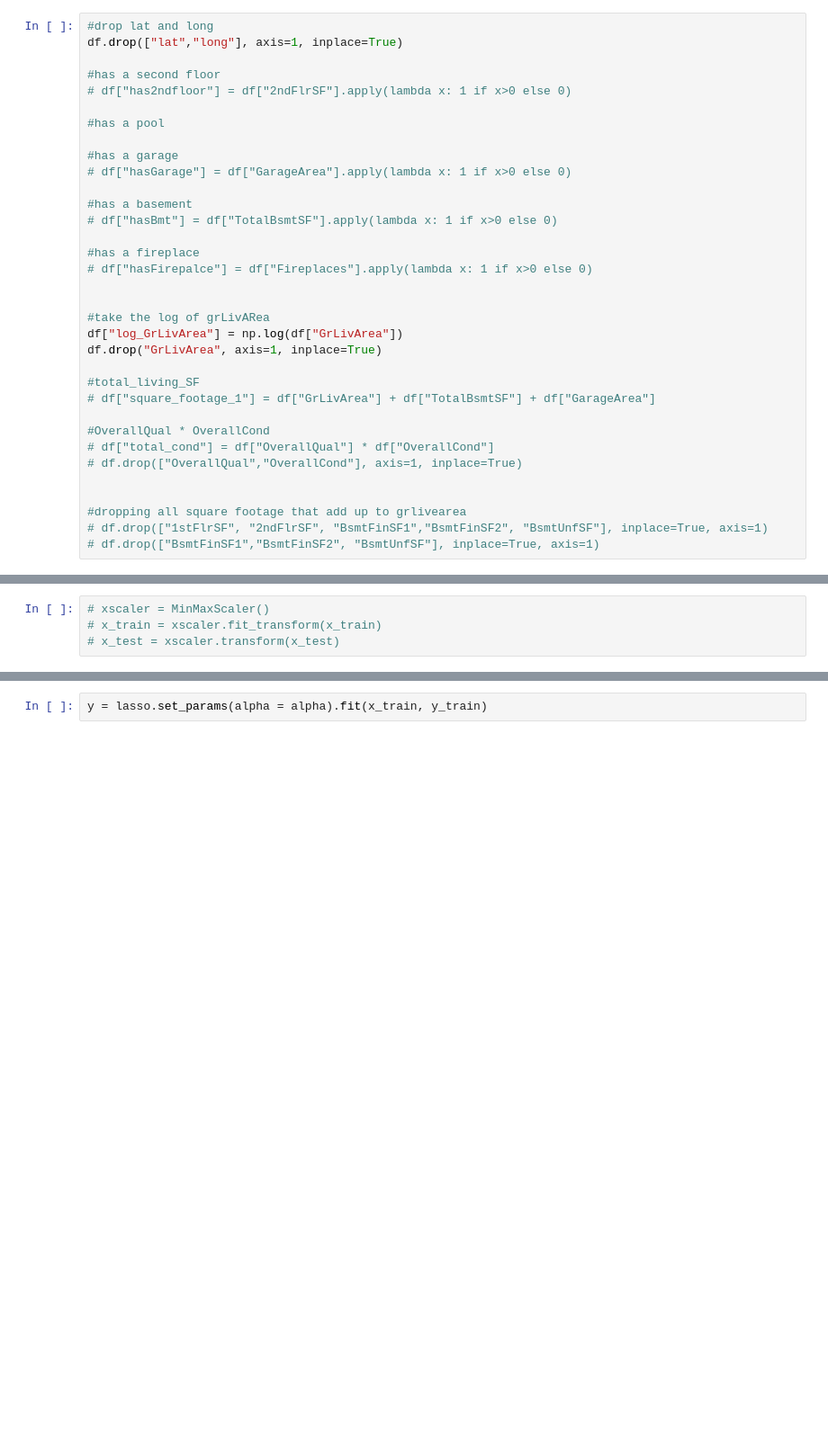
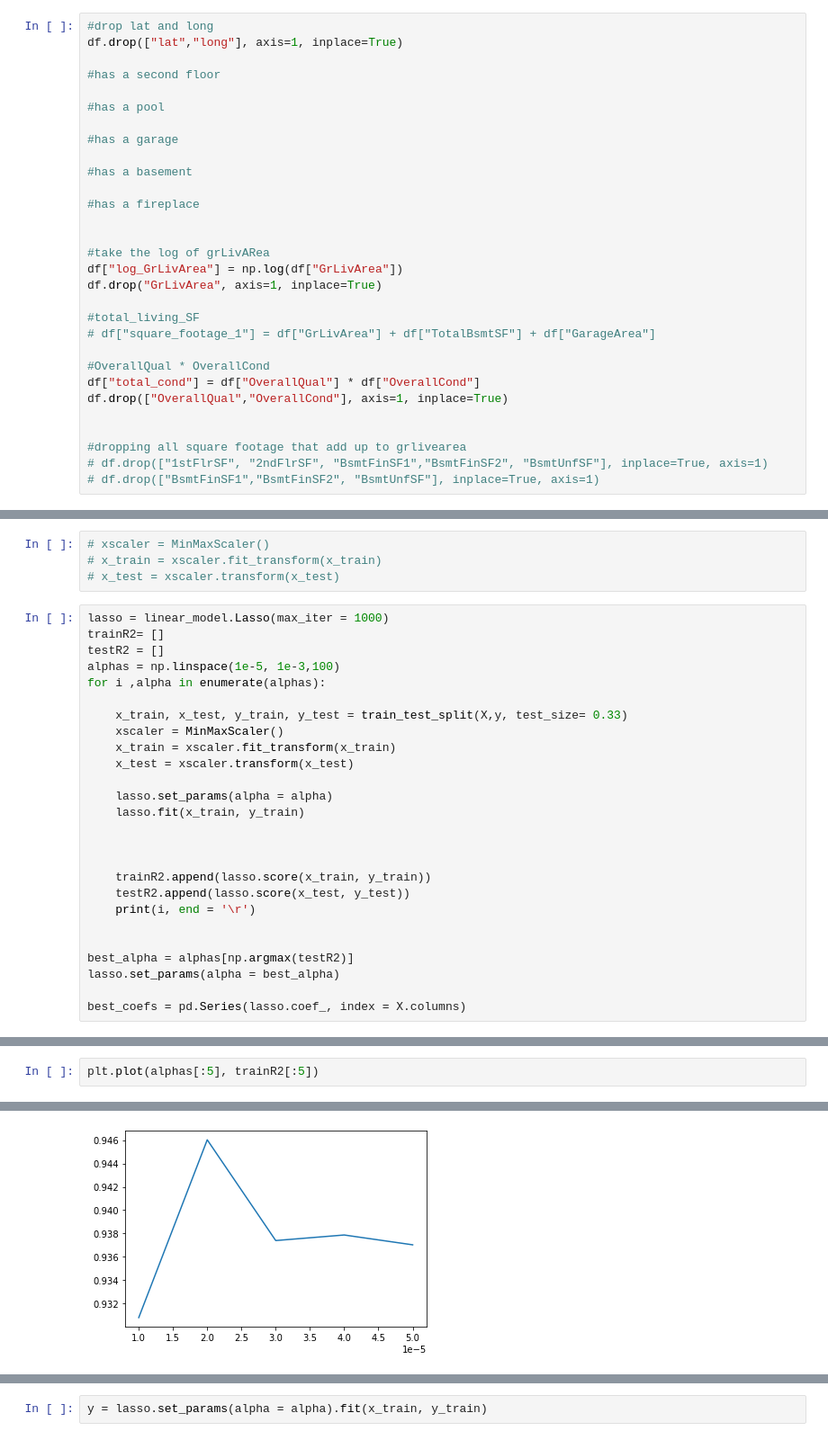
Before and after one commit to nickelworks/machine-learning-housing-project, a Jupyter notebook: Tony/Lasso Version 1.ipynb, the cells around one changed output, grey strips where cells are left out. Shown at 90% size. Drawn from its saved outputs; the diff is of its cells as text; blank space fills up the shorter version.

```diff
--- a/Tony/Lasso Version 1.ipynb
+++ b/Tony/Lasso Version 1.ipynb
@@ -140,18 +146,14 @@ df.drop(["FullBath", 'BsmtFullBath',"BsmtHalfBath","HalfBath"], axis=1, inplace=
 df.drop(["lat","long"], axis=1, inplace=True)
 
 #has a second floor
-# df["has2ndfloor"] = df["2ndFlrSF"].apply(lambda x: 1 if x>0 else 0)
 
 #has a pool
 
 #has a garage
-# df["hasGarage"] = df["GarageArea"].apply(lambda x: 1 if x>0 else 0)
 
 #has a basement
-# df["hasBmt"] = df["TotalBsmtSF"].apply(lambda x: 1 if x>0 else 0)
 
 #has a fireplace
-# df["hasFirepalce"] = df["Fireplaces"].apply(lambda x: 1 if x>0 else 0)
 
 
 #take the log of grLivARea
@@ -162,8 +164,8 @@ df.drop("GrLivArea", axis=1, inplace=True)
 # df["square_footage_1"] = df["GrLivArea"] + df["TotalBsmtSF"] + df["GarageArea"]
 
 #OverallQual * OverallCond
-# df["total_cond"] = df["OverallQual"] * df["OverallCond"]
-# df.drop(["OverallQual","OverallCond"], axis=1, inplace=True)
+df["total_cond"] = df["OverallQual"] * df["OverallCond"]
+df.drop(["OverallQual","OverallCond"], axis=1, inplace=True)
 
 
 #dropping all square footage that add up to grlivearea
@@ -201,3 +203,29 @@ X = pd.get_dummies(X, drop_first=True)
 # xscaler = MinMaxScaler()
 # x_train = xscaler.fit_transform(x_train)
 # x_test = xscaler.transform(x_test)
+# %%
+lasso = linear_model.Lasso(max_iter = 1000)
+trainR2= []
+testR2 = []
+alphas = np.linspace(1e-5, 1e-3,100)
+for i ,alpha in enumerate(alphas):
+
+    x_train, x_test, y_train, y_test = train_test_split(X,y, test_size= 0.33)
+    xscaler = MinMaxScaler()
+    x_train = xscaler.fit_transform(x_train)
+    x_test = xscaler.transform(x_test)
+
+    lasso.set_params(alpha = alpha)
+    lasso.fit(x_train, y_train)
+
+
+
+    trainR2.append(lasso.score(x_train, y_train))
+    testR2.append(lasso.score(x_test, y_test))
+    print(i, end = '\r')
+
+
+best_alpha = alphas[np.argmax(testR2)]
+lasso.set_params(alpha = best_alpha)
+
+best_coefs = pd.Series(lasso.coef_, index = X.columns)
@@ -203,0 +234,3 @@ X = pd.get_dummies(X, drop_first=True)
+# %%
+plt.plot(alphas[:5], trainR2[:5])
+# %% [output]
@@ -204 +238,2 @@ X = pd.get_dummies(X, drop_first=True)
+[figure, added]
 # %%
```
Also changed, not shown: parts of 32 cells of this notebook, 1 other file.
